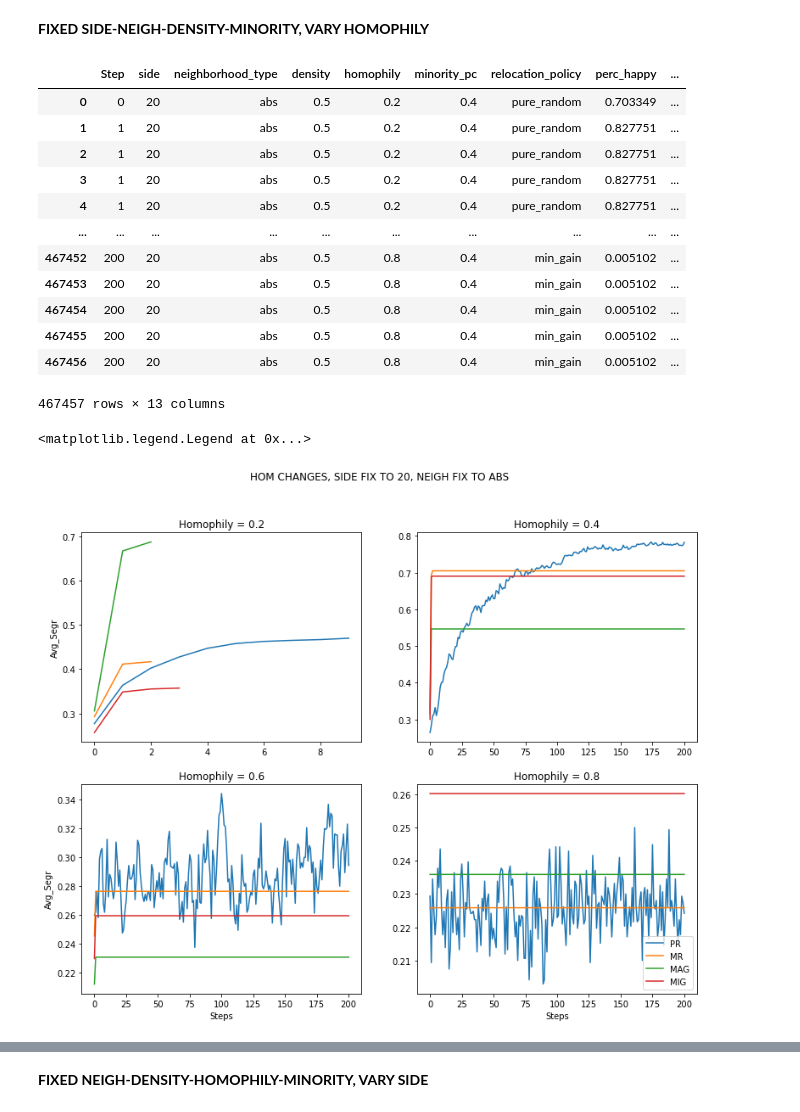
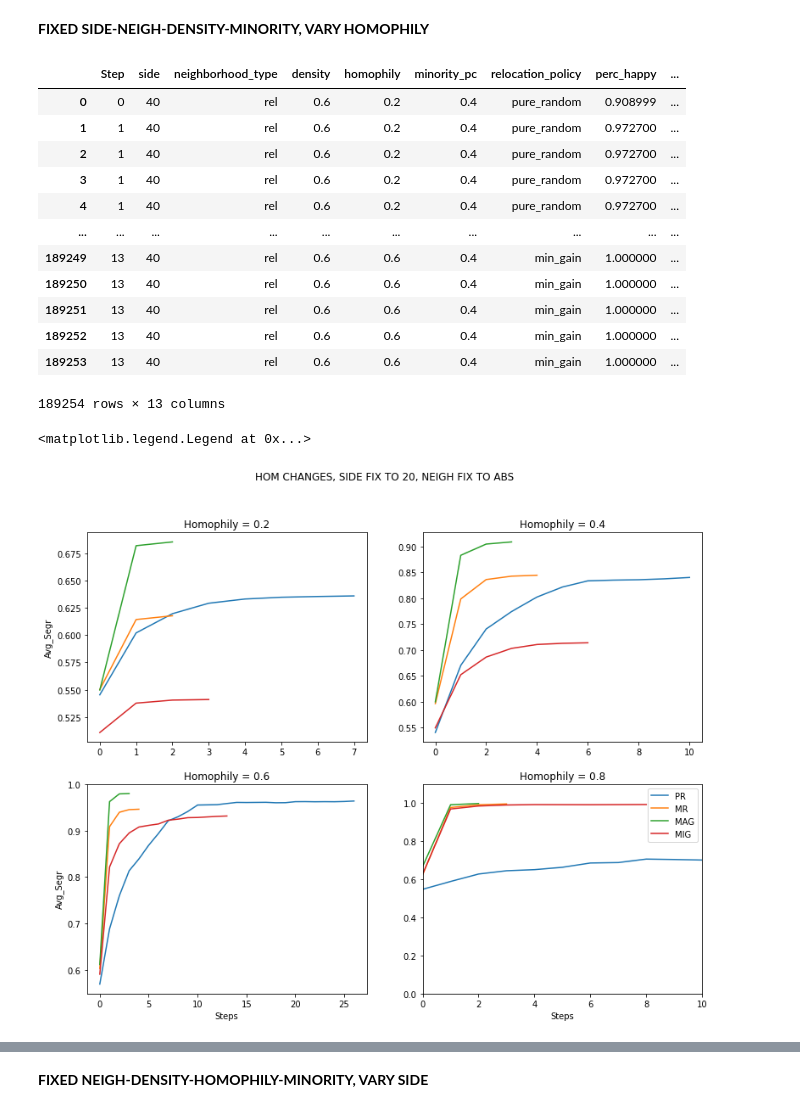
Before and after one commit to matteo-Donofrio-unipi/GEOSPA, a Jupyter notebook: schelling_model2.ipynb, the cells around one changed output, grey strips where cells are left out. Drawn from its saved outputs; the diff is of its cells as text; code cells hidden in the pictures.

```diff
--- a/schelling_model2.ipynb
+++ b/schelling_model2.ipynb
@@ -65,21 +77,21 @@ df_sndm_h.to_csv('df_sndm_h', index=False)
 # %%
-df1 = pd.read_csv('df_sndm_h.csv')
+df1 = pd.read_csv('df_sndm_h_2.csv')
 df1 = df1.drop(['skip_if_not_happy', 'x','y','iteration', "RunId"], axis=1)
 df1
 # %% [output]
 |  | Step | side | neighborhood_type | density | homophily | minority_pc | relocation_policy | perc_happy | ... |
-| 0 | 0 | 20 | abs | 0.5 | 0.2 | 0.4 | pure_random | 0.703349 | ... |
-| 1 | 1 | 20 | abs | 0.5 | 0.2 | 0.4 | pure_random | 0.827751 | ... |
-| 2 | 1 | 20 | abs | 0.5 | 0.2 | 0.4 | pure_random | 0.827751 | ... |
-| 3 | 1 | 20 | abs | 0.5 | 0.2 | 0.4 | pure_random | 0.827751 | ... |
-| 4 | 1 | 20 | abs | 0.5 | 0.2 | 0.4 | pure_random | 0.827751 | ... |
+| 0 | 0 | 40 | rel | 0.6 | 0.2 | 0.4 | pure_random | 0.908999 | ... |
+| 1 | 1 | 40 | rel | 0.6 | 0.2 | 0.4 | pure_random | 0.972700 | ... |
+| 2 | 1 | 40 | rel | 0.6 | 0.2 | 0.4 | pure_random | 0.972700 | ... |
+| 3 | 1 | 40 | rel | 0.6 | 0.2 | 0.4 | pure_random | 0.972700 | ... |
+| 4 | 1 | 40 | rel | 0.6 | 0.2 | 0.4 | pure_random | 0.972700 | ... |
 | ... | ... | ... | ... | ... | ... | ... | ... | ... | ... |
-| 467452 | 200 | 20 | abs | 0.5 | 0.8 | 0.4 | min_gain | 0.005102 | ... |
-| 467453 | 200 | 20 | abs | 0.5 | 0.8 | 0.4 | min_gain | 0.005102 | ... |
-| 467454 | 200 | 20 | abs | 0.5 | 0.8 | 0.4 | min_gain | 0.005102 | ... |
-| 467455 | 200 | 20 | abs | 0.5 | 0.8 | 0.4 | min_gain | 0.005102 | ... |
-| 467456 | 200 | 20 | abs | 0.5 | 0.8 | 0.4 | min_gain | 0.005102 | ... |
+| 189249 | 13 | 40 | rel | 0.6 | 0.6 | 0.4 | min_gain | 1.000000 | ... |
+| 189250 | 13 | 40 | rel | 0.6 | 0.6 | 0.4 | min_gain | 1.000000 | ... |
+| 189251 | 13 | 40 | rel | 0.6 | 0.6 | 0.4 | min_gain | 1.000000 | ... |
+| 189252 | 13 | 40 | rel | 0.6 | 0.6 | 0.4 | min_gain | 1.000000 | ... |
+| 189253 | 13 | 40 | rel | 0.6 | 0.6 | 0.4 | min_gain | 1.000000 | ... |
-467457 rows × 13 columns
+189254 rows × 13 columns
 # %%
 f, ax = plt.subplots(2,2, figsize=(13, 10))
 
@@ -129,34 +141,35 @@ MIG = p1[p1["relocation_policy"]=="min_gain"]
 ax[1,0].plot(PR["Step"],PR["tot_seg"],  label='PR')
 ax[1,0].plot(MR["Step"], MR["tot_seg"],  label='MR')
 ax[1,0].plot(MAG["Step"], MAG["tot_seg"],  label='MAG')
 ax[1,0].plot(MIG["Step"], MIG["tot_seg"],  label='MIG')
 
 ax[1,0].set_title('Homophily = 0.6')
 ax[1,0].set_xlabel('Steps')
 ax[1,0].set_ylabel('Avg_Segr')
 #################################################
 
 p1 = df1[(df1["homophily"]==0.8)]
 
 PR = p1[p1["relocation_policy"]=="pure_random"]
 MR = p1[p1["relocation_policy"]=="mild_random"]
 MAG = p1[p1["relocation_policy"]=="max_gain"]
 MIG = p1[p1["relocation_policy"]=="min_gain"]
 
 
 ax[1,1].plot(PR["Step"],PR["tot_seg"],  label='PR')
 ax[1,1].plot(MR["Step"], MR["tot_seg"],  label='MR')
 ax[1,1].plot(MAG["Step"], MAG["tot_seg"],  label='MAG')
 ax[1,1].plot(MIG["Step"], MIG["tot_seg"],  label='MIG')
+ax[1,1].axis([0, 10, 0,1.1])
 
 ax[1,1].set_title('Homophily = 0.8')
 ax[1,1].set_xlabel('Steps')
 
 f.suptitle('HOM CHANGES, SIDE FIX TO 20, NEIGH FIX TO ABS')
 plt.legend()
 # %% [output]
 <matplotlib.legend.Legend at 0x...>
-[figure, old version]
+[figure, new version]
 # %%
 import numpy as np
 import matplotlib.pyplot as plt
```
Also changed, not shown: parts of 25 cells of this notebook, 5 other files.
